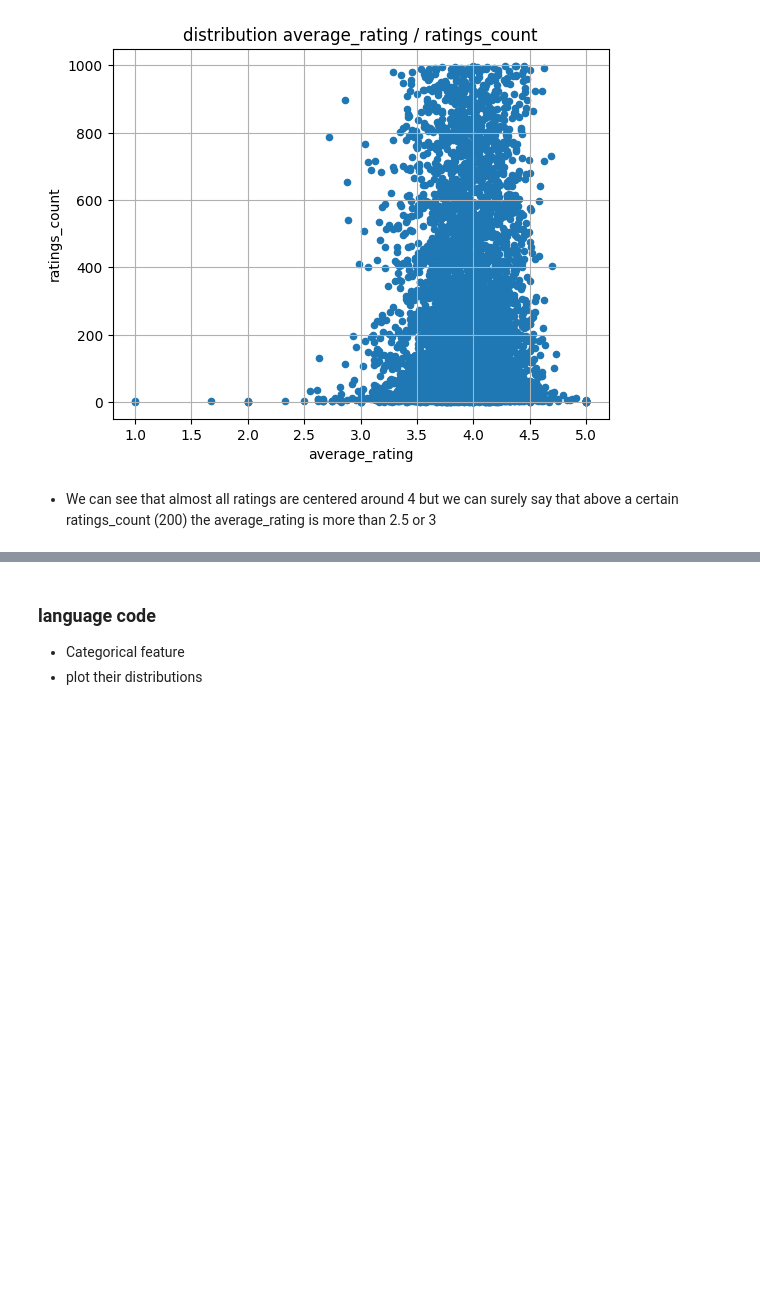
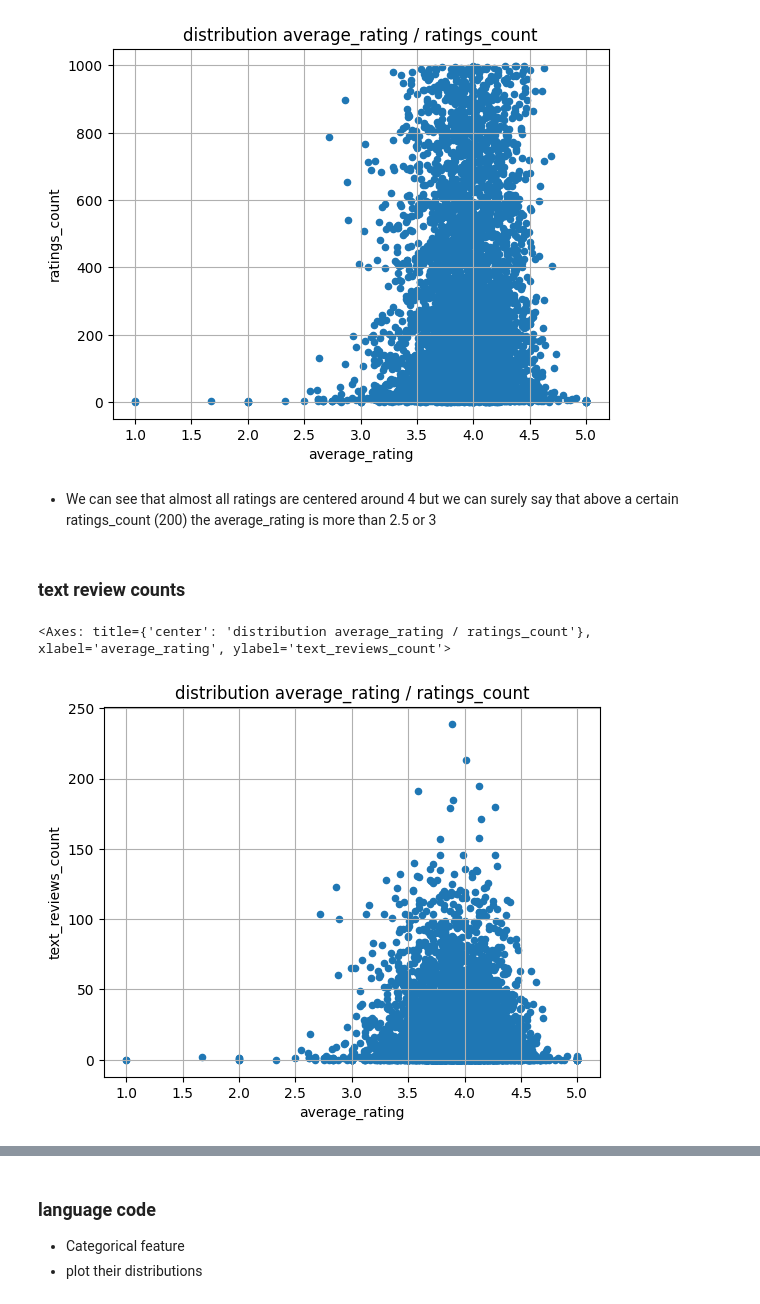
Before and after one commit to SouheilMaatoug/Goodreads-books-rating, a Jupyter notebook: notebooks/dataset-exploration.ipynb, the cells around one changed output, grey strips where cells are left out. Drawn from its saved outputs; the diff is of its cells as text; code cells hidden in the pictures; blank space fills up the shorter version.

```diff
--- a/notebooks/dataset-exploration.ipynb
+++ b/notebooks/dataset-exploration.ipynb
@@ -609,3 +609,15 @@ books_df_sliced.plot.scatter(
 [figure]
 # %% [markdown]
 - We can see that almost all ratings are centered around 4 but we can surely say that above a certain ratings_count (200) the average_rating is more than 2.5 or 3
+# %% [markdown]
+### text review counts
+# %%
+books_df_sliced.plot.scatter(
+    y="text_reviews_count",
+    x="average_rating",
+    grid=True,
+    title="distribution average_rating / ratings_count"
+)
+# %% [output]
+<Axes: title={'center': 'distribution average_rating / ratings_count'}, xlabel='average_rating', ylabel='text_reviews_count'>
+[figure, added]
```
Also changed, not shown: parts of 33 cells of this notebook.
